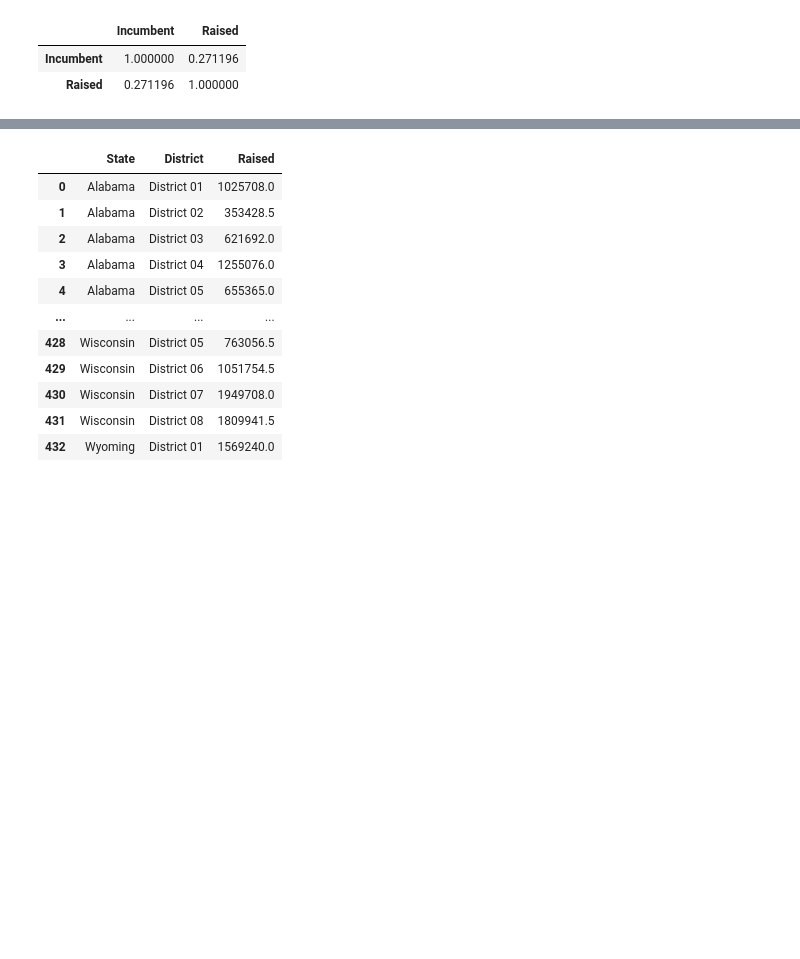
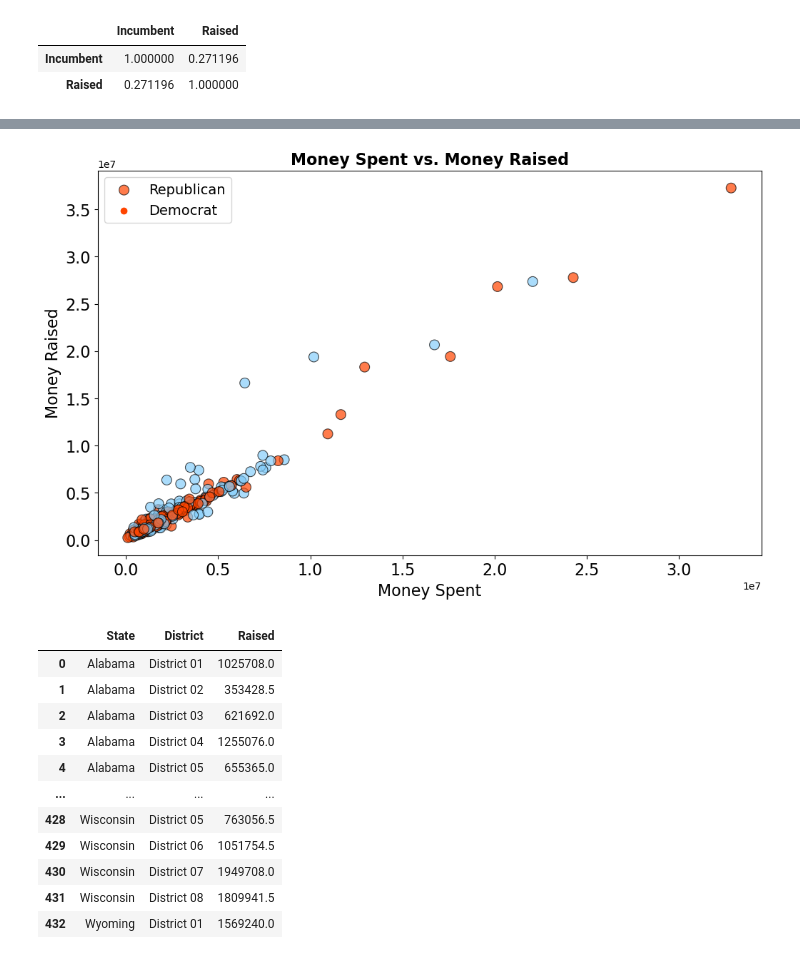
Before and after one commit to KagonDeans/webscraping-open-secrets, a Jupyter notebook: notebooks/HOR_EDA.ipynb, the cells around one changed output, grey strips where cells are left out. Cells and saved outputs as stored; diff of their text form; code cells hidden in the pictures; blank space fills up the shorter version.

```diff
--- a/notebooks/HOR_EDA.ipynb
+++ b/notebooks/HOR_EDA.ipynb
@@ -255,3 +253,18 @@ House_of_Rep[['Candidate','State', 'District', 'Raised']]
+# %%
+fontsize = 16
+
+plt.figure(figsize = (12,7))
+sns.scatterplot(data = House_of_Rep_Winners, x = 'Spent', y = 'Raised', s = 100,
+                hue = 'Party', palette = ['orangered', 'lightskyblue'],
+                alpha = 0.7, edgecolor = 'black')
+plt.xticks(fontsize = fontsize)
+plt.xlabel('Money Spent', fontsize = fontsize)
+plt.yticks(fontsize = fontsize)
+plt.ylabel('Money Raised', fontsize = fontsize)
+plt.title('Money Spent vs. Money Raised', fontsize = fontsize, fontweight = 'bold')
+plt.legend(fontsize = fontsize - 2, labels = ['Republican', 'Democrat']);
+# %% [output]
+[figure, added]
 # %%
 District_Average_Raised = House_of_Rep.groupby(['State', 'District'])['Raised'].mean().reset_index()
 District_Average_Raised
```
Also changed, not shown: parts of 29 cells of this notebook.
